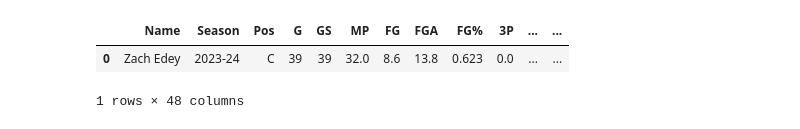
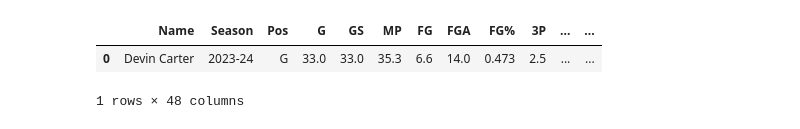
Before and after one commit to kienanana/NBA-Draft-Model, a Jupyter notebook: notebooks/sportsreference_scraper.ipynb, the cells around one changed output. Cells and saved outputs as stored; diff of their text form; code cells hidden in the pictures.

```diff
--- a/notebooks/sportsreference_scraper.ipynb
+++ b/notebooks/sportsreference_scraper.ipynb
@@ -71,10 +125,10 @@ def get_per_game_stats(player_name, target_season, driver):
 # %%
 # testing for indiv player
 driver = webdriver.Chrome(service=Service(ChromeDriverManager().install()))
-get_per_game_stats("Zach Edey", 2024, driver)
+get_per_game_stats("Devin Carter", 2024, "Providence", driver)
 # %% [output]
 |  | Name | Season | Pos | G | GS | MP | FG | FGA | FG% | 3P | ... | ... |
-| 0 | Zach Edey | 2023-24 | C | 39 | 39 | 32.0 | 8.6 | 13.8 | 0.623 | 0.0 | ... | ... |
+| 0 | Devin Carter | 2023-24 | G | 33.0 | 33.0 | 35.3 | 6.6 | 14.0 | 0.473 | 2.5 | ... | ... |
 1 rows × 48 columns
 # %%
 def get_college_prospects(year):
```
Also changed, not shown: parts of 5 cells of this notebook.
